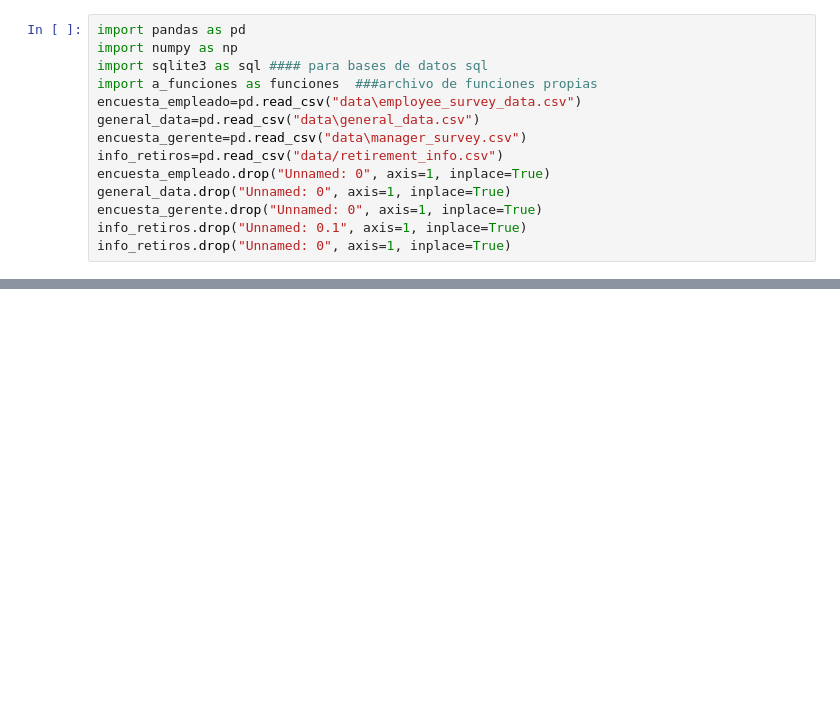
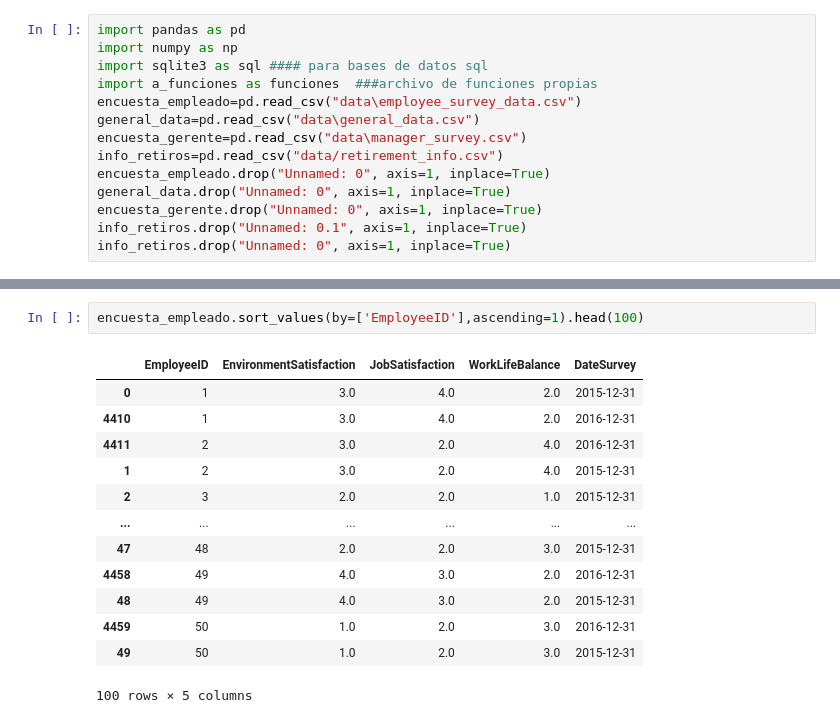
Before and after one commit to Juanisazalu/ANALITICA-3, a Jupyter notebook: b_preprocesamiento.ipynb, the cells around one changed output, grey strips where cells are left out. Cells and saved outputs as stored; diff of their text form; blank space fills up the shorter version.

```diff
--- a/b_preprocesamiento.ipynb
+++ b/b_preprocesamiento.ipynb
@@ -24,0 +17,16 @@ info_retiros.drop("Unnamed: 0", axis=1, inplace=True)
+# %%
+encuesta_empleado.sort_values(by=['EmployeeID'],ascending=1).head(100)
+# %% [output]
+|  | EmployeeID | EnvironmentSatisfaction | JobSatisfaction | WorkLifeBalance | DateSurvey |
+| 0 | 1 | 3.0 | 4.0 | 2.0 | 2015-12-31 |
+| 4410 | 1 | 3.0 | 4.0 | 2.0 | 2016-12-31 |
+| 4411 | 2 | 3.0 | 2.0 | 4.0 | 2016-12-31 |
+| 1 | 2 | 3.0 | 2.0 | 4.0 | 2015-12-31 |
+| 2 | 3 | 2.0 | 2.0 | 1.0 | 2015-12-31 |
+| ... | ... | ... | ... | ... | ... |
+| 47 | 48 | 2.0 | 2.0 | 3.0 | 2015-12-31 |
+| 4458 | 49 | 4.0 | 3.0 | 2.0 | 2016-12-31 |
+| 48 | 49 | 4.0 | 3.0 | 2.0 | 2015-12-31 |
+| 4459 | 50 | 1.0 | 2.0 | 3.0 | 2016-12-31 |
+| 49 | 50 | 1.0 | 2.0 | 3.0 | 2015-12-31 |
+100 rows × 5 columns
```
Also changed, not shown: parts of 8 cells of this notebook.
